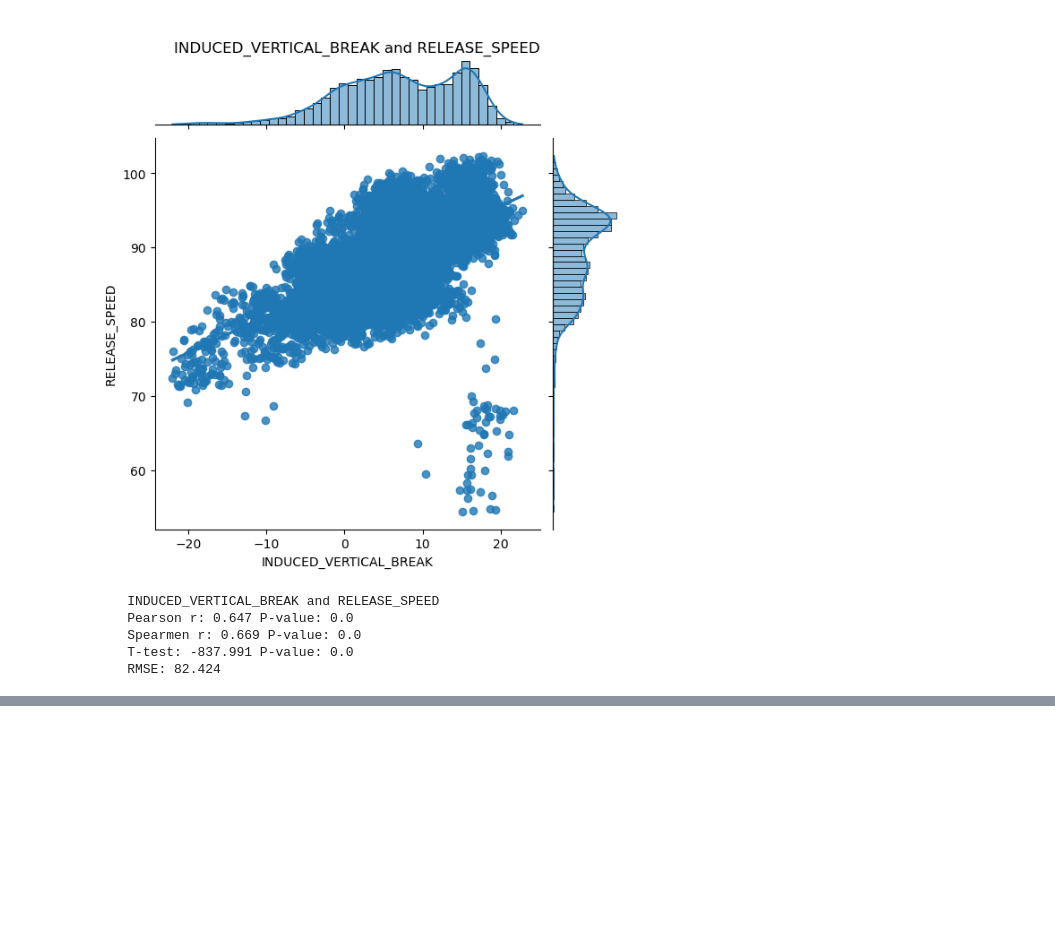
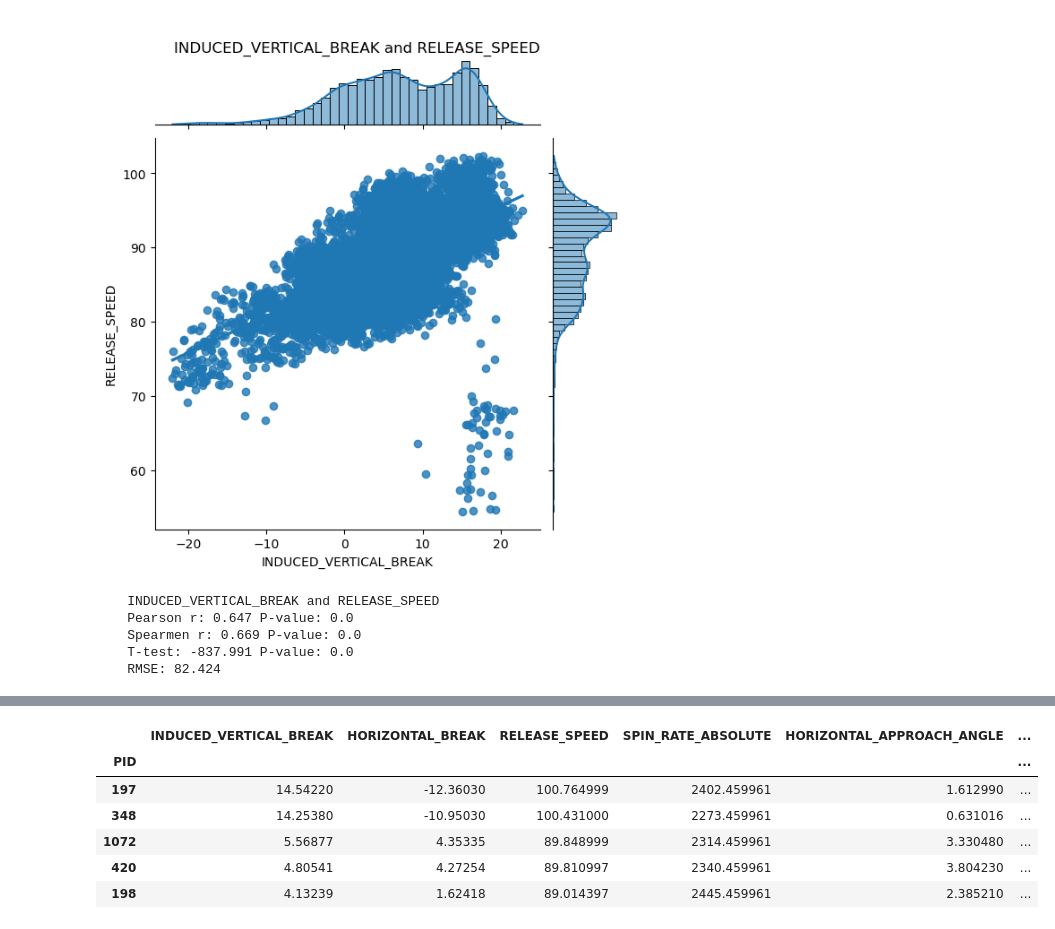
Before and after one commit to DerikVo/Dew-point-and-pitching, a Jupyter notebook: Code/01_EDA.ipynb, the cells around one changed output, grey strips where cells are left out. Saved outputs shown, nothing was run; the diff lists cells and outputs as text; code cells hidden in the pictures; blank space fills up the shorter version.

```diff
--- a/Code/01_EDA.ipynb
+++ b/Code/01_EDA.ipynb
@@ -314,7 +316,7 @@ plt.show()
 # %% [markdown]
 Here we select features to identify the id of the pitch, pitch characteristics on release, and pitch characteristics on approach. My logic here is to if pitches of similar characteristics change based on the horizontal and vertical break characteristics. According to the data dictionary, those features will identify how environmental features would effect a pitch which would give me a better since of identify dew point's impact on a pitch.
 # %%
-model_df = df[['PID','INDUCED_VERTICAL_BREAK','HORIZONTAL_BREAK','RELEASE_SPEED','SPIN_RATE_ABSOLUTE','HORIZONTAL_APPROACH_ANGLE', 'VERTICAL_APPROACH_ANGLE']]
+model_df = df[['PID','INDUCED_VERTICAL_BREAK','HORIZONTAL_BREAK','RELEASE_SPEED','SPIN_RATE_ABSOLUTE','HORIZONTAL_APPROACH_ANGLE', 'VERTICAL_APPROACH_ANGLE', 'RELEASE_HEIGHT']]
 model_df.head()
 # %% [output]
 |  | PID | INDUCED_VERTICAL_BREAK | HORIZONTAL_BREAK | RELEASE_SPEED | SPIN_RATE_ABSOLUTE | ... |
@@ -381,0 +388,12 @@ cor_plot('INDUCED_VERTICAL_BREAK', 'RELEASE_SPEED', model_df)
+# %%
+model_df.set_index(['PID'], inplace=True)
+# %%
+model_df.head(5)
+# %% [output]
+|  | INDUCED_VERTICAL_BREAK | HORIZONTAL_BREAK | RELEASE_SPEED | SPIN_RATE_ABSOLUTE | HORIZONTAL_APPROACH_ANGLE | ... |
+| PID |  |  |  |  |  | ... |
+| 197 | 14.54220 | -12.36030 | 100.764999 | 2402.459961 | 1.612990 | ... |
+| 348 | 14.25380 | -10.95030 | 100.431000 | 2273.459961 | 0.631016 | ... |
+| 1072 | 5.56877 | 4.35335 | 89.848999 | 2314.459961 | 3.330480 | ... |
+| 420 | 4.80541 | 4.27254 | 89.810997 | 2340.459961 | 3.804230 | ... |
+| 198 | 4.13239 | 1.62418 | 89.014397 | 2445.459961 | 2.385210 | ... |
```
Also changed, not shown: parts of 14 cells of this notebook.
